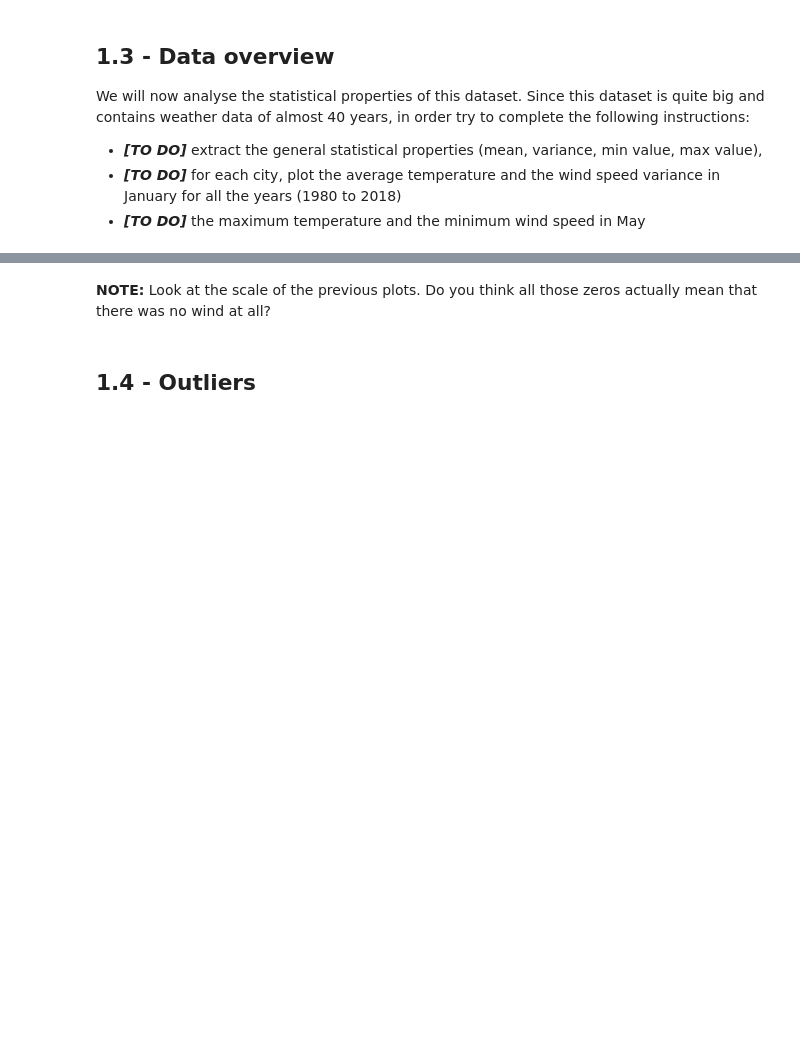
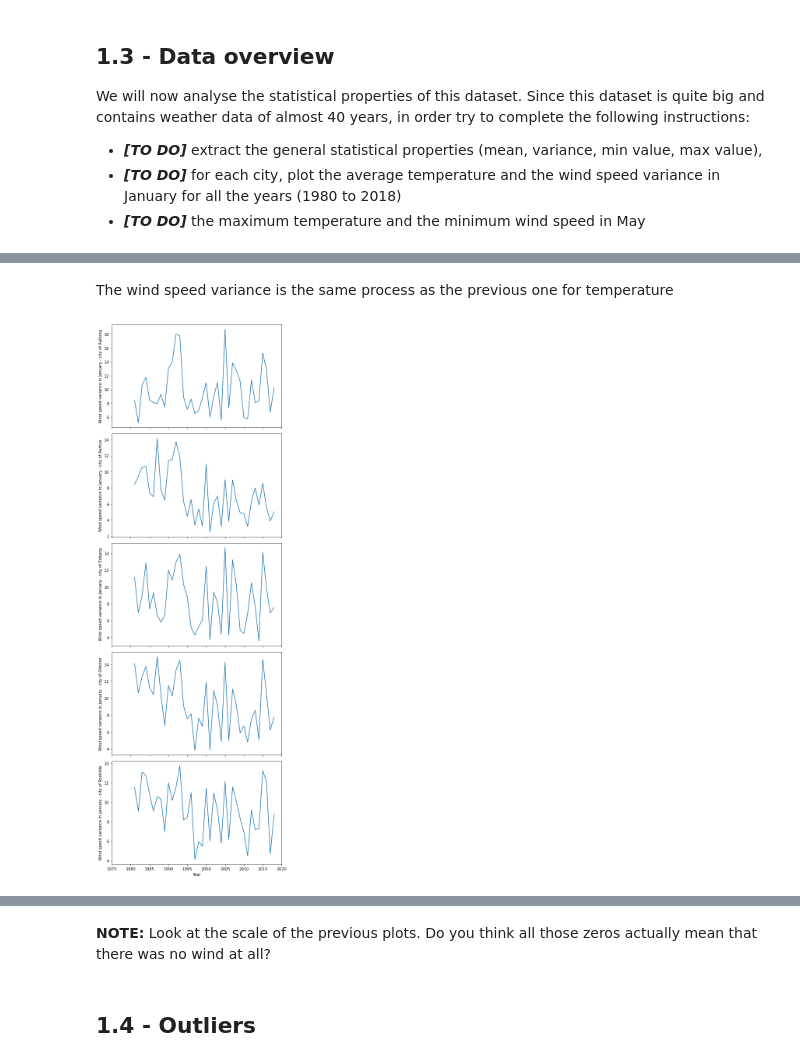
Before and after one commit to UCL-ELEC0136/2-data-processing-Trinity-Actual, a Jupyter notebook: 2-data-processing.ipynb, the cells around one changed output, grey strips where cells are left out. Drawn from its saved outputs; the diff is of its cells as text; code cells hidden in the pictures; blank space fills up the shorter version.

```diff
--- a/2-data-processing.ipynb
+++ b/2-data-processing.ipynb
@@ -186,0 +369,51 @@ We will now analyse the statistical properties of this dataset. Since this datas
+# %% [markdown]
+The wind speed variance is the same process as the previous one for temperature
+# %%
+###########################
+# Task:
+#   plot average wind speed variance in January from 1980 to 2018.
+#
+###########################
+
+
+years = list(range(1980, 2019))
+jan_var_wspeed = {'Aalborg': {}, 'Aarhus': {}, 'Esbjerg': {}, 'Odense': {}, 'Roskilde': {}}
+
+for city in cities:
+    for idx, year in enumerate(years):
+        jan_var_wspeed[city][year] = df_resampled[city].loc[str(years[idx])+'-01-01 00:00:00':
+                                                            str(years[idx])+'-01-31 23:00:00', 'WindSpeed'].var()
+
+
+fig, (ax1, ax2, ax3, ax4, ax5) = plt.subplots(5, sharex=True, figsize=(7, 20))
+
+year, jan_var_wspeed_0 = zip(*jan_var_wspeed[cities[0]].items())
+ax1.plot(year, jan_var_wspeed_0)
+ax1.set_ylabel('Wind speed variance in January - city of {}'.format(cities[0]))
+
+_, jan_var_wspeed_1 = zip(*jan_var_wspeed[cities[1]].items())
+ax2.plot(year, jan_var_wspeed_1)
+ax2.set_ylabel('Wind speed variance in January - city of {}'.format(cities[1]))
+
+_, jan_var_wspeed_2 = zip(*jan_var_wspeed[cities[2]].items())
+ax3.plot(year, jan_var_wspeed_2)
+ax3.set_ylabel('Wind speed variance in January - city of {}'.format(cities[2]))
+
+_, jan_var_wspeed_3 = zip(*jan_var_wspeed[cities[3]].items())
+ax4.plot(year, jan_var_wspeed_3)
+
+ax4.set_ylabel('Wind speed variance in January - city of {}'.format(cities[3]))
+
+_, jan_var_wspeed_4 = zip(*jan_var_wspeed[cities[4]].items())
+ax5.plot(year, jan_var_wspeed_4)
+ax5.set_xlim([1975, 2020])
+ax5.set_xlabel('Year')
+ax5.set_ylabel('Wind speed variance in January - city of {}'.format(cities[4]))
+
+plt.tight_layout()
+plt.show()
+
+
+#########
+# %% [output]
+[figure, added]
```
Also changed, not shown: parts of 45 cells of this notebook.
